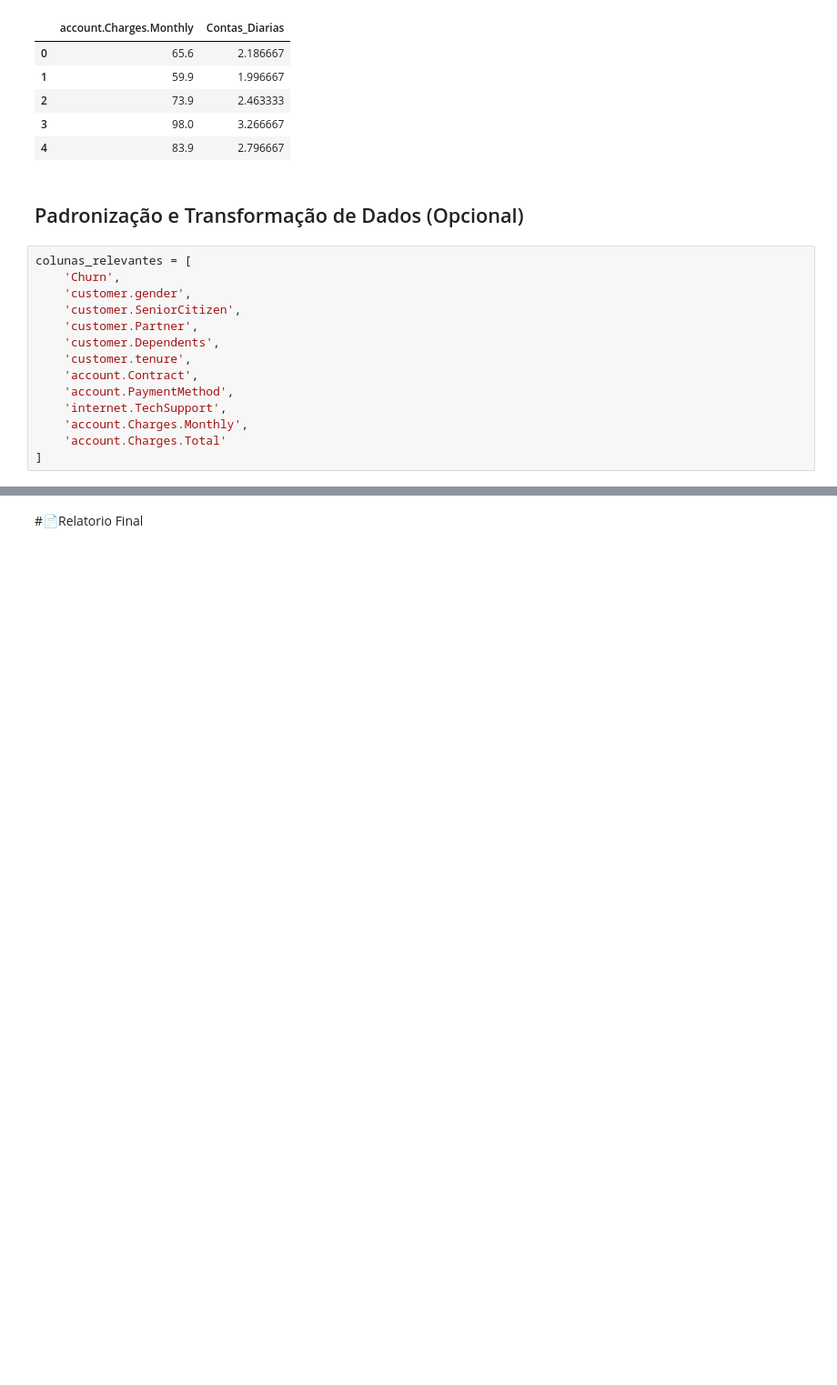
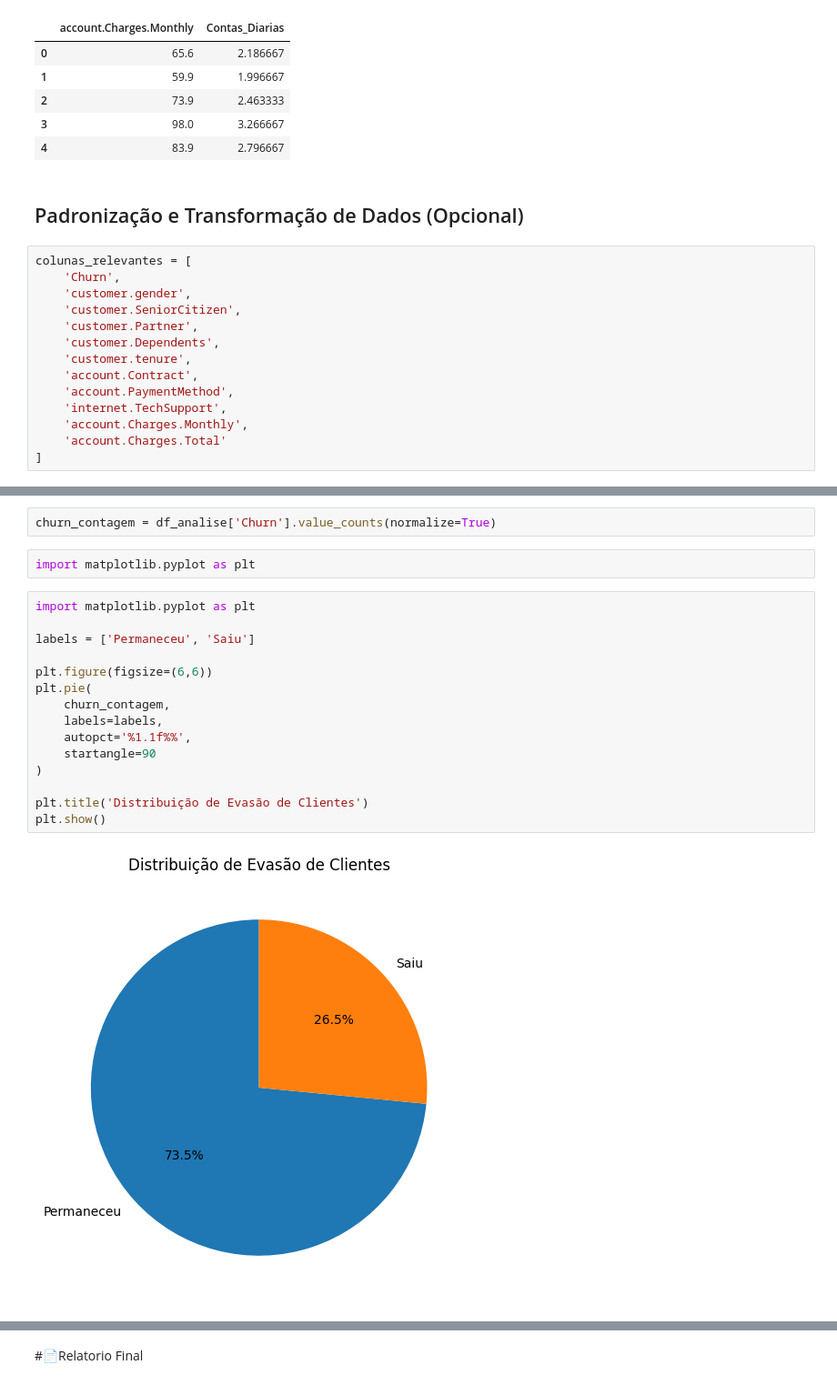
Before and after one commit to alexandrebarbosa-dev/desafioTelecomX_BR, a Jupyter notebook: TelecomX_BR.ipynb, the cells around one changed output, grey strips where cells are left out. Shown at 91% size. Saved outputs shown, nothing was run; the diff lists cells and outputs as text; blank space fills up the shorter version.

```diff
--- a/TelecomX_BR.ipynb
+++ b/TelecomX_BR.ipynb
@@ -406,0 +423,21 @@ df_analise.describe()
+# %%
+churn_contagem = df_analise['Churn'].value_counts(normalize=True)
+# %%
+import matplotlib.pyplot as plt
+# %%
+import matplotlib.pyplot as plt
+
+labels = ['Permaneceu', 'Saiu']
+
+plt.figure(figsize=(6,6))
+plt.pie(
+    churn_contagem,
+    labels=labels,
+    autopct='%1.1f%%',
+    startangle=90
+)
+
+plt.title('Distribuição de Evasão de Clientes')
+plt.show()
+# %% [output]
+[figure, added]
```
Also changed, not shown: parts of 26 cells of this notebook.
